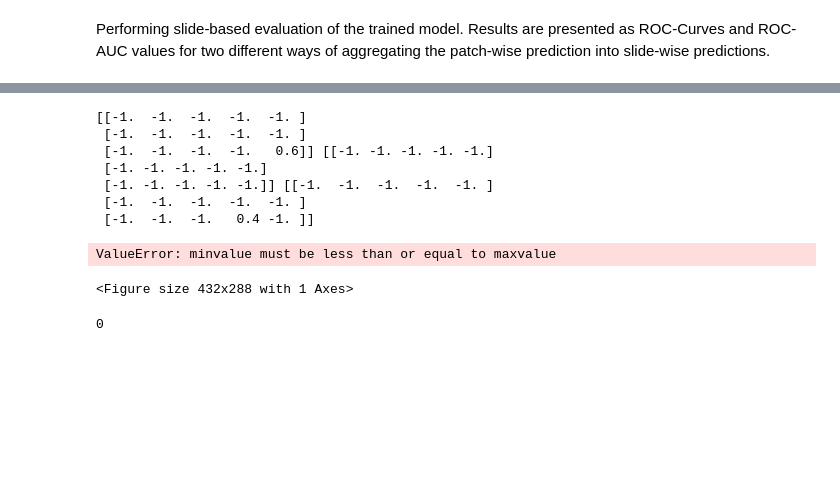
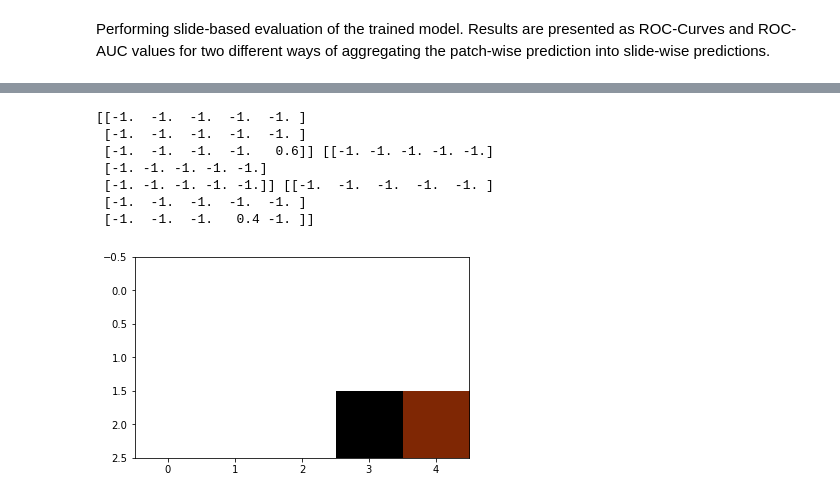
Before and after one commit to ImagingDataCommons/idc-pathomics-use-case-1, a Jupyter notebook: src/evaluation.ipynb, the cells around one changed output, grey strips where cells are left out. Cells and saved outputs as stored; diff of their text form; code cells hidden in the pictures; blank space fills up the shorter version.

```diff
--- a/src/evaluation.ipynb
+++ b/src/evaluation.ipynb
@@ -49,35 +26,30 @@ physical_device_desc: "device: 0, name: Tesla K80, pci bus id: 0000:00:04.0, com
 # %%
 import pandas as pd
 from evaluation.heatmaps import create_heatmap_for_slide_3class
 import matplotlib.pyplot as plt
 
 data = {'slide_id': ['a','a', 'b', 'b'], 'predictions': [[0.6,0.6,0.0], [0.05,0.25,0.4], 0.9, 0.4], 'coordinates': [(4,2), (3,2),(3,3),(32,2)], 'reference_value':[1,1,0,0]}
 df = pd.DataFrame.from_dict(data)
 hm0, hm1, hm2 = create_heatmap_for_slide_3class(df, 'a', 'd')
 print(hm0, hm1, hm2)
 
 cmap0 = plt.get_cmap('Oranges')
 cmap1 = plt.get_cmap('Blues')
 cmap2 = plt.get_cmap('Greys')
 cmap0.set_under('k', alpha=0)
 cmap1.set_under('k', alpha=0)
 cmap2.set_under('k', alpha=0)
 plt.figure()
 plt.imshow(hm0, cmap=cmap0, vmin=0.0)
-plt.imshow(hm1, cmap=cmap1, vmin=0.0)
+#plt.imshow(hm1, cmap=cmap1, vmin=0.0)
 plt.imshow(hm2, cmap=cmap2, vmin=0.0)
 plt.show()
 # %% [output]
 [[-1.  -1.  -1.  -1.  -1. ]
  [-1.  -1.  -1.  -1.  -1. ]
  [-1.  -1.  -1.  -1.   0.6]] [[-1. -1. -1. -1. -1.]
  [-1. -1. -1. -1. -1.]
  [-1. -1. -1. -1. -1.]] [[-1.  -1.  -1.  -1.  -1. ]
  [-1.  -1.  -1.  -1.  -1. ]
  [-1.  -1.  -1.   0.4 -1. ]]
-ValueError: minvalue must be less than or equal to maxvalue
-<Figure size 432x288 with 1 Axes>
+[figure, added]
-# %%
-[1,1].index(max([1,1]))
-# %% [output]
-0
```
Also changed, not shown: parts of 2 cells of this notebook.
